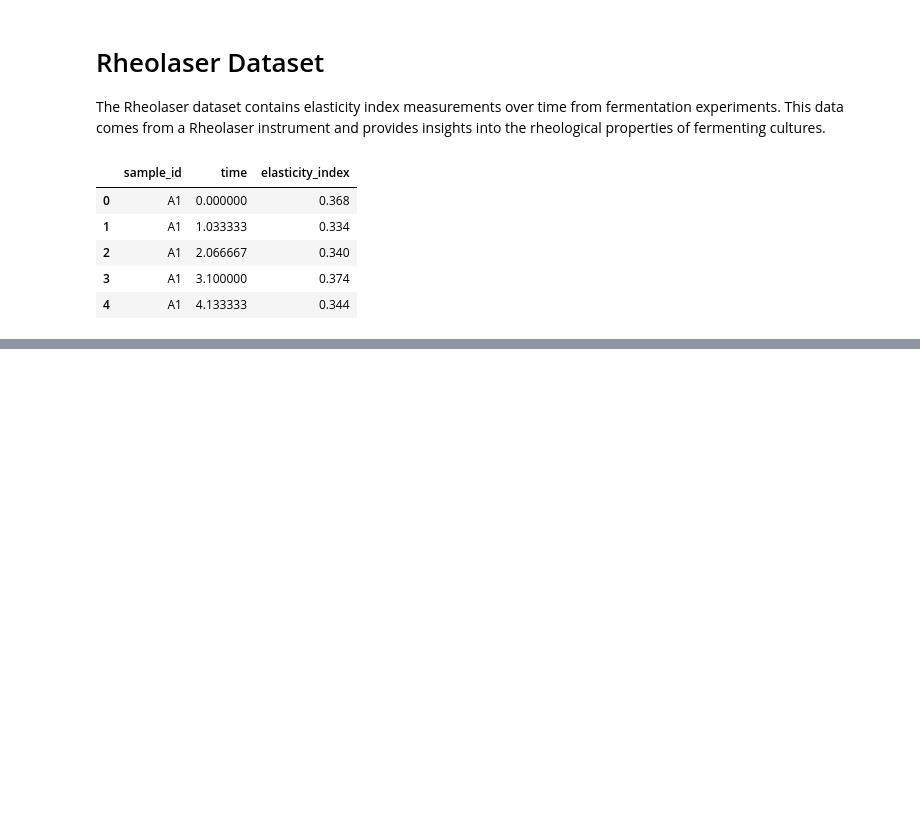
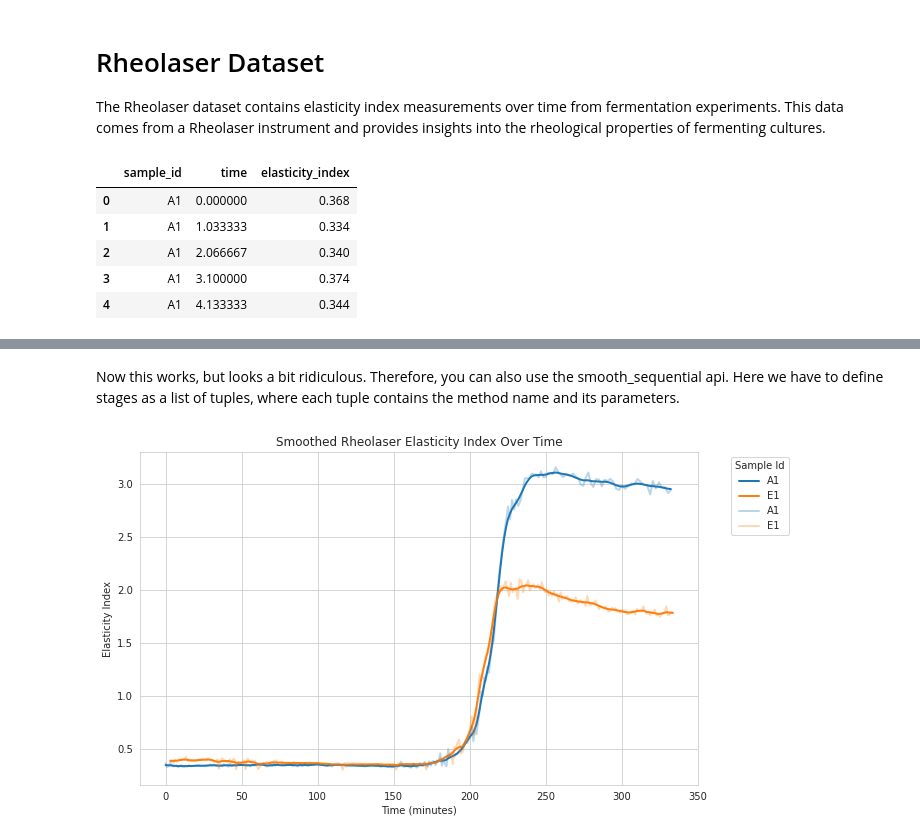
Before and after one commit to Aschwins/scikit-ferm, a Jupyter notebook: notebooks/02_curve_smoothing.ipynb, the cells around one changed output, grey strips where cells are left out. Drawn from its saved outputs; the diff is of its cells as text; code cells hidden in the pictures; blank space fills up the shorter version.

```diff
--- a/notebooks/02_curve_smoothing.ipynb
+++ b/notebooks/02_curve_smoothing.ipynb
@@ -38,0 +121,37 @@ plt.show()
+# %% [markdown]
+Now this works, but looks a bit ridiculous. Therefore, you can also use the smooth_sequential api. Here we have to define stages as a list of tuples, where each tuple contains the method name and its parameters.
+# %%
+smoothed_data = smooth_sequential(
+    rheolaser_data,
+    x="time",
+    y="elasticity_index",
+    groupby_col="sample_id",
+    stages=[
+        ("rolling", {"window_size": 2}),
+        ("rolling", {"window_size": 4}),
+    ],
+)
+# %%
+fig, ax = plt.subplots()
+
+plot_fermentation_curves(
+    smoothed_data.loc[lambda d: d["sample_id"].isin(["A1", "E1"])],
+    title="Smoothed Rheolaser Elasticity Index Over Time",
+    x="time",
+    y="elasticity_index_smooth",
+    xlabel="Time (minutes)",
+    ylabel="Elasticity Index",
+    ax=ax,
+)
+plot_fermentation_curves(
+    rheolaser_data.loc[lambda d: d["sample_id"].isin(["A1", "E1"])],
+    title="Smoothed Rheolaser Elasticity Index Over Time",
+    x="time",
+    y="elasticity_index",
+    xlabel="Time (minutes)",
+    ylabel="Elasticity Index",
+    ax=ax,
+    alpha=0.3,
+);
+# %% [output]
+[figure, added]
```
Also changed, not shown: parts of 12 cells of this notebook, 2 other files.
